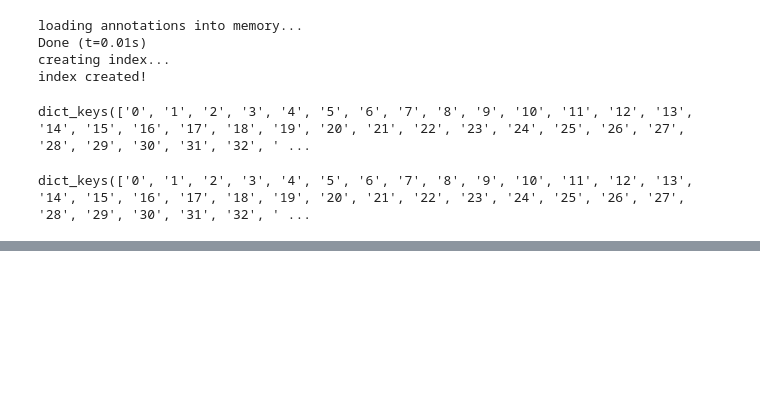
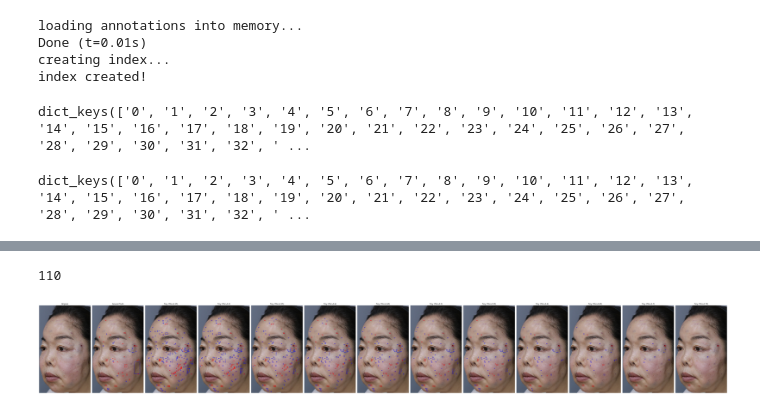
Before and after one commit to young221718/MODU, a Jupyter notebook: tools/inference_result.ipynb, the cells around one changed output, grey strips where cells are left out. Cells and saved outputs as stored; diff of their text form; code cells hidden in the pictures; blank space fills up the shorter version.

```diff
--- a/tools/inference_result.ipynb
+++ b/tools/inference_result.ipynb
@@ -70,0 +118,70 @@ i = 0
+# %%
+import matplotlib.pyplot as plt
+import matplotlib.patches as patches
+import os
+import math
+
+def frange(start, stop, step):
+    while start < stop:
+        yield start
+        start += step
+
+# Load and display a random image
+imgIds = gt_coco.getImgIds()
+img = gt_coco.loadImgs(imgIds[i])[0]
+
+# Load and display image from local path
+image_path = os.path.join('/workspace/chanyoung/data/cropped/multi_channel/images', img['file_name'])
+image = plt.imread(image_path)
+
+# Load and display instance annotations
+gt_anns = gt_coco.loadAnns(gt_coco.getAnnIds(imgIds=img['id'], iscrowd=None))
+print(img['id'])
+
+# Define thresholds and number of plots
+thresholds = [round(x, 2) for x in list(frange(0.25, 0.76, 0.05))]  # 0.25 ~ 0.75 by 0.1
+n_cols = len(thresholds) + 2  # +2 for original and ground truth
+
+# Create subplots dynamically
+fig, axs = plt.subplots(1, n_cols, figsize=(5 * n_cols, 10))
+
+# Original Image
+axs[0].imshow(image)
+axs[0].set_title('Original')
+axs[0].axis('off')
+
+# Ground Truth Annotations
+axs[1].imshow(image)
+axs[1].set_title('Ground Truth')
+for ann in gt_anns:
+    bbox = ann['bbox']
+    category_id = ann['category_id']
+    edgecolor = colormap.get(category_id, 'r')
+    rect = patches.Rectangle((bbox[0], bbox[1]), bbox[2], bbox[3],
+                             linewidth=1, edgecolor=edgecolor, facecolor='none')
+    axs[1].add_patch(rect)
+axs[1].axis('off')
+
+# Predictions with multiple thresholds
+for idx, thr in enumerate(thresholds):
+    ax = axs[idx + 2]
+    ax.imshow(image)
+    ax.set_title(f'Tiny (Thr>{thr})')
+
+    pred_anns = get_pred_anns(pred3, img['id'], thr)
+    for ann in pred_anns:
+        bbox = ann['bbox']
+        category_id = ann['category_id']
+        edgecolor = colormap.get(category_id, 'r')
+        rect = patches.Rectangle((bbox[0], bbox[1]), bbox[2], bbox[3],
+                                 linewidth=1, edgecolor=edgecolor, facecolor='none')
+        ax.add_patch(rect)
+    ax.axis('off')
+
+plt.tight_layout()
+plt.show()
+
+i+=1
+# %% [output]
+110
+[figure, added]
```
Also changed, not shown: parts of 8 cells of this notebook, 28 other files.
